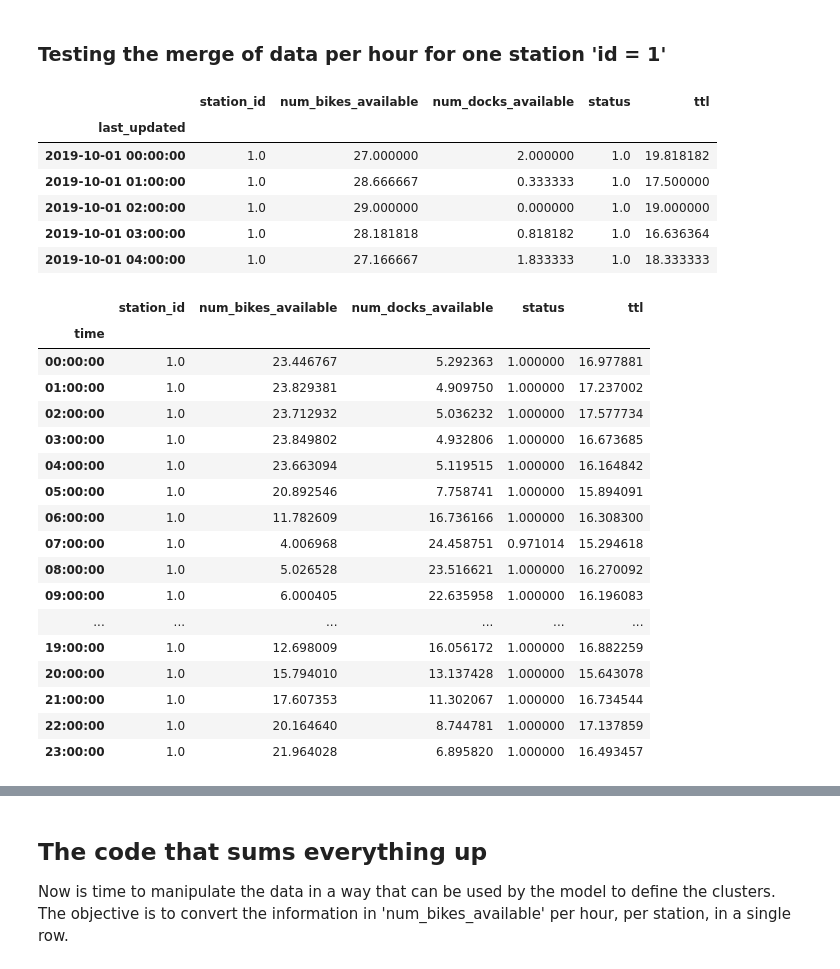
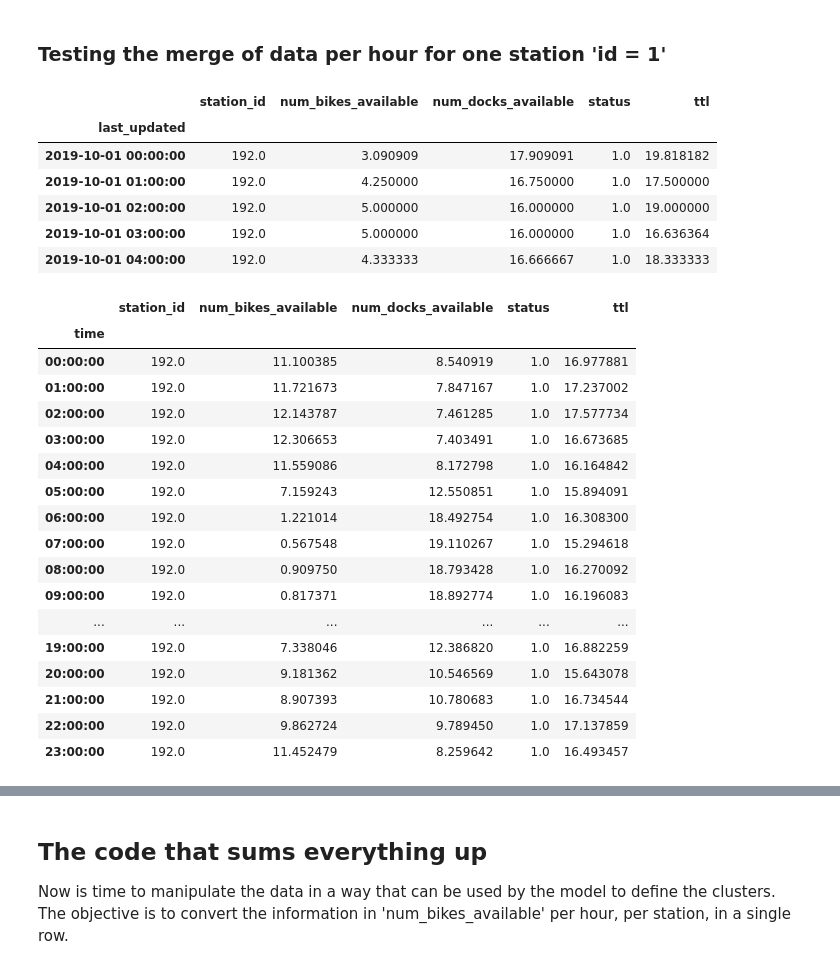
Before and after one commit to jaumevr15/Bicing-Stations-Analysis, a Jupyter notebook: your-project/code/1_datetime .ipynb, the cells around one changed output, grey strips where cells are left out. Drawn from its saved outputs; the diff is of its cells as text; code cells hidden in the pictures.

```diff
--- a/your-project/code/1_datetime .ipynb
+++ b/your-project/code/1_datetime .ipynb
@@ -142,48 +137,48 @@ oct_wd_1 = oct_wd[oct_wd['station_id'] == 1]
 # %%
 #Resampling the dataframe per hour, grouping the data by its mean
-oct_wd_1_sample = oct_wd_1.resample('H', on='last_updated').mean()
+oct_wd_192_sample = oct_wd_192.resample('H', on='last_updated').mean()
 # %%
 #We check if it worked
-oct_wd_1_sample.head()
+oct_wd_192_sample.head()
 # %% [output]
 |  | station_id | num_bikes_available | num_docks_available | status | ttl |
 | last_updated |  |  |  |  |  |
-| 2019-10-01 00:00:00 | 1.0 | 27.000000 | 2.000000 | 1.0 | 19.818182 |
-| 2019-10-01 01:00:00 | 1.0 | 28.666667 | 0.333333 | 1.0 | 17.500000 |
-| 2019-10-01 02:00:00 | 1.0 | 29.000000 | 0.000000 | 1.0 | 19.000000 |
-| 2019-10-01 03:00:00 | 1.0 | 28.181818 | 0.818182 | 1.0 | 16.636364 |
-| 2019-10-01 04:00:00 | 1.0 | 27.166667 | 1.833333 | 1.0 | 18.333333 |
+| 2019-10-01 00:00:00 | 192.0 | 3.090909 | 17.909091 | 1.0 | 19.818182 |
+| 2019-10-01 01:00:00 | 192.0 | 4.250000 | 16.750000 | 1.0 | 17.500000 |
+| 2019-10-01 02:00:00 | 192.0 | 5.000000 | 16.000000 | 1.0 | 19.000000 |
+| 2019-10-01 03:00:00 | 192.0 | 5.000000 | 16.000000 | 1.0 | 16.636364 |
+| 2019-10-01 04:00:00 | 192.0 | 4.333333 | 16.666667 | 1.0 | 18.333333 |
 # %%
 #We reset index to be able to use 'last_updated' info
-oct_wd_1_sample.reset_index(inplace=True)
+oct_wd_192_sample.reset_index(inplace=True)
 # %%
 #We create another column with the hour of each row
-oct_wd_1_sample['time'] = [d.time() for d in oct_wd_1_sample['last_updated']]
+oct_wd_192_sample['time'] = [d.time() for d in oct_wd_192_sample['last_updated']]
 # %%
 #Now that each row has a specific hour, we use this column to group by the values with its mean
 #This line takes each hour of each day and makes the mean of the results to see the hourly evolution mean
-oct_wd_1_sample = oct_wd_1_sample.groupby('time').mean()
+oct_wd_192_sample = oct_wd_192_sample.groupby('time').mean()
 # %%
 #We should have by now a dataframe that sums up how the station 1 behaves on weekdays, per hour.
-oct_wd_1_sample
+oct_wd_192_sample
 # %% [output]
 |  | station_id | num_bikes_available | num_docks_available | status | ttl |
 | time |  |  |  |  |  |
-| 00:00:00 | 1.0 | 23.446767 | 5.292363 | 1.000000 | 16.977881 |
-| 01:00:00 | 1.0 | 23.829381 | 4.909750 | 1.000000 | 17.237002 |
-| 02:00:00 | 1.0 | 23.712932 | 5.036232 | 1.000000 | 17.577734 |
-| 03:00:00 | 1.0 | 23.849802 | 4.932806 | 1.000000 | 16.673685 |
-| 04:00:00 | 1.0 | 23.663094 | 5.119515 | 1.000000 | 16.164842 |
-| 05:00:00 | 1.0 | 20.892546 | 7.758741 | 1.000000 | 15.894091 |
-| 06:00:00 | 1.0 | 11.782609 | 16.736166 | 1.000000 | 16.308300 |
-| 07:00:00 | 1.0 | 4.006968 | 24.458751 | 0.971014 | 15.294618 |
-| 08:00:00 | 1.0 | 5.026528 | 23.516621 | 1.000000 | 16.270092 |
-| 09:00:00 | 1.0 | 6.000405 | 22.635958 | 1.000000 | 16.196083 |
+| 00:00:00 | 192.0 | 11.100385 | 8.540919 | 1.0 | 16.977881 |
+| 01:00:00 | 192.0 | 11.721673 | 7.847167 | 1.0 | 17.237002 |
+| 02:00:00 | 192.0 | 12.143787 | 7.461285 | 1.0 | 17.577734 |
+| 03:00:00 | 192.0 | 12.306653 | 7.403491 | 1.0 | 16.673685 |
+| 04:00:00 | 192.0 | 11.559086 | 8.172798 | 1.0 | 16.164842 |
+| 05:00:00 | 192.0 | 7.159243 | 12.550851 | 1.0 | 15.894091 |
+| 06:00:00 | 192.0 | 1.221014 | 18.492754 | 1.0 | 16.308300 |
+| 07:00:00 | 192.0 | 0.567548 | 19.110267 | 1.0 | 15.294618 |
+| 08:00:00 | 192.0 | 0.909750 | 18.793428 | 1.0 | 16.270092 |
+| 09:00:00 | 192.0 | 0.817371 | 18.892774 | 1.0 | 16.196083 |
 | ... | ... | ... | ... | ... | ... |
-| 19:00:00 | 1.0 | 12.698009 | 16.056172 | 1.000000 | 16.882259 |
-| 20:00:00 | 1.0 | 15.794010 | 13.137428 | 1.000000 | 15.643078 |
-| 21:00:00 | 1.0 | 17.607353 | 11.302067 | 1.000000 | 16.734544 |
-| 22:00:00 | 1.0 | 20.164640 | 8.744781 | 1.000000 | 17.137859 |
-| 23:00:00 | 1.0 | 21.964028 | 6.895820 | 1.000000 | 16.493457 |
+| 19:00:00 | 192.0 | 7.338046 | 12.386820 | 1.0 | 16.882259 |
+| 20:00:00 | 192.0 | 9.181362 | 10.546569 | 1.0 | 15.643078 |
+| 21:00:00 | 192.0 | 8.907393 | 10.780683 | 1.0 | 16.734544 |
+| 22:00:00 | 192.0 | 9.862724 | 9.789450 | 1.0 | 17.137859 |
+| 23:00:00 | 192.0 | 11.452479 | 8.259642 | 1.0 | 16.493457 |
 # %%
 #Let's see how does this look in a plot
```
Also changed, not shown: parts of 16 cells of this notebook, 1 other file.
